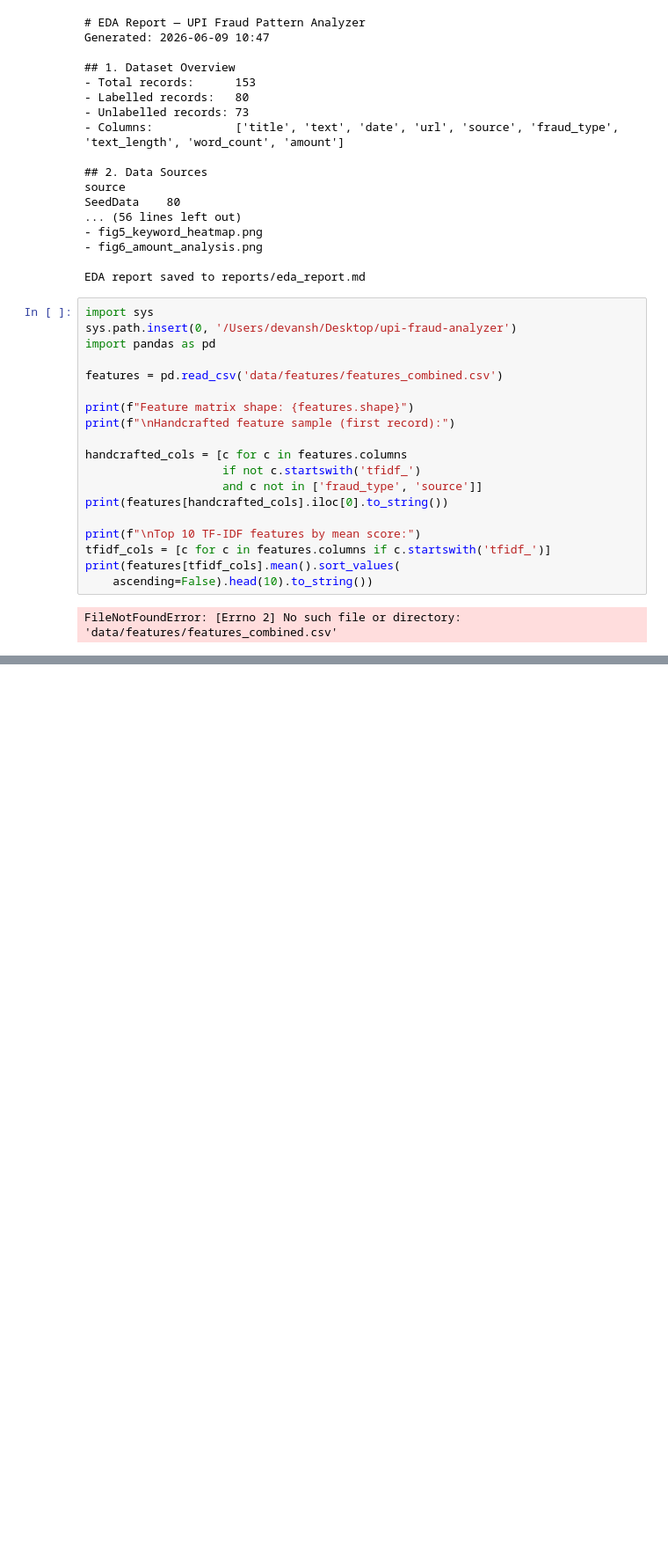
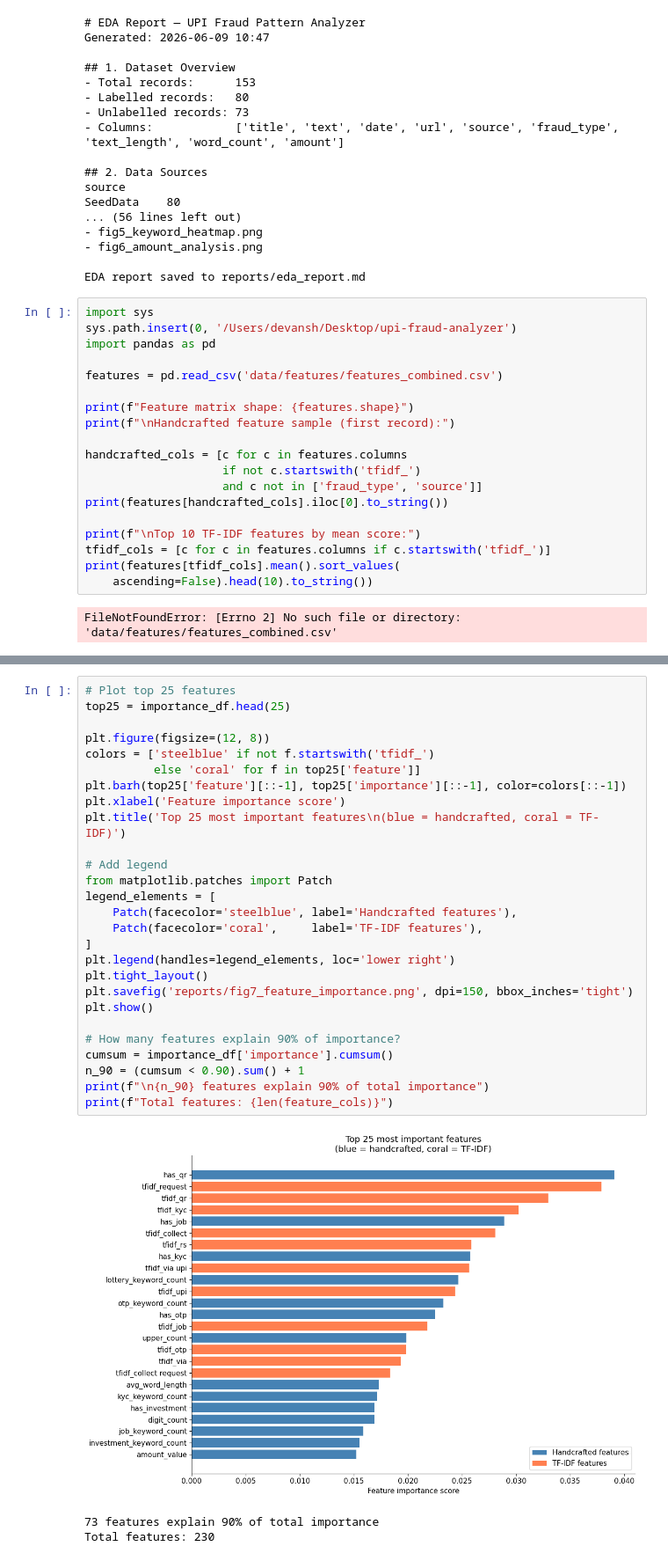
Before and after one commit to devanshhhh09/upi-fraud-analyzer, a Jupyter notebook: notebooks/eda.ipynb, the cells around one changed output, grey strips where cells are left out. Shown at 88% size. Saved outputs shown, nothing was run; the diff lists cells and outputs as text; blank space fills up the shorter version.

Commit message:
Phase 5: feature validation — importance scores, correlation matrix, validated features

```diff
--- a/notebooks/eda.ipynb
+++ b/notebooks/eda.ipynb
@@ -525,0 +625,31 @@ FileNotFoundError: [Errno 2] No such file or directory: 'data/features/features_
+# %%
+# Plot top 25 features
+top25 = importance_df.head(25)
+
+plt.figure(figsize=(12, 8))
+colors = ['steelblue' if not f.startswith('tfidf_')
+          else 'coral' for f in top25['feature']]
+plt.barh(top25['feature'][::-1], top25['importance'][::-1], color=colors[::-1])
+plt.xlabel('Feature importance score')
+plt.title('Top 25 most important features\n(blue = handcrafted, coral = TF-IDF)')
+
+# Add legend
+from matplotlib.patches import Patch
+legend_elements = [
+    Patch(facecolor='steelblue', label='Handcrafted features'),
+    Patch(facecolor='coral',     label='TF-IDF features'),
+]
+plt.legend(handles=legend_elements, loc='lower right')
+plt.tight_layout()
+plt.savefig('reports/fig7_feature_importance.png', dpi=150, bbox_inches='tight')
+plt.show()
+
+# How many features explain 90% of importance?
+cumsum = importance_df['importance'].cumsum()
+n_90 = (cumsum < 0.90).sum() + 1
+print(f"\n{n_90} features explain 90% of total importance")
+print(f"Total features: {len(feature_cols)}")
+# %% [output]
+[figure, added]
+73 features explain 90% of total importance
+Total features: 230
```
Also changed, not shown: parts of 4 cells of this notebook, 4 other files.
